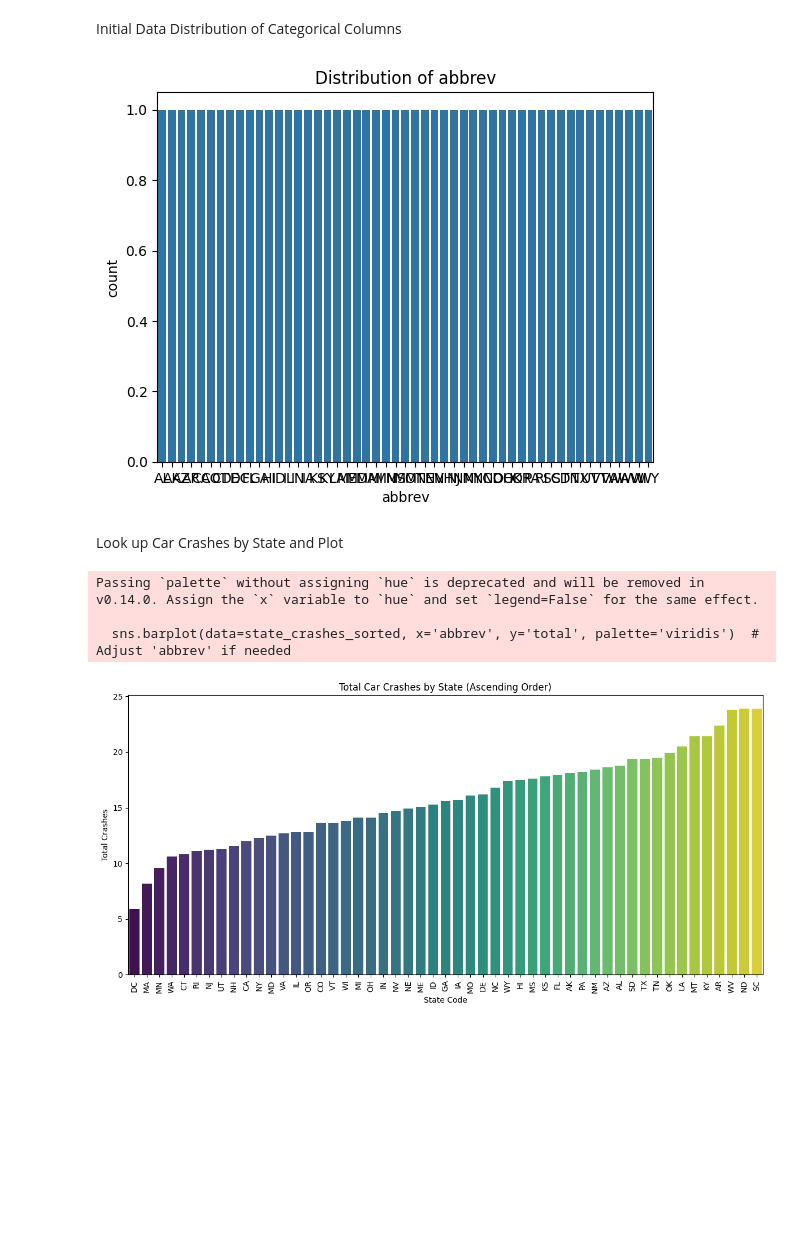
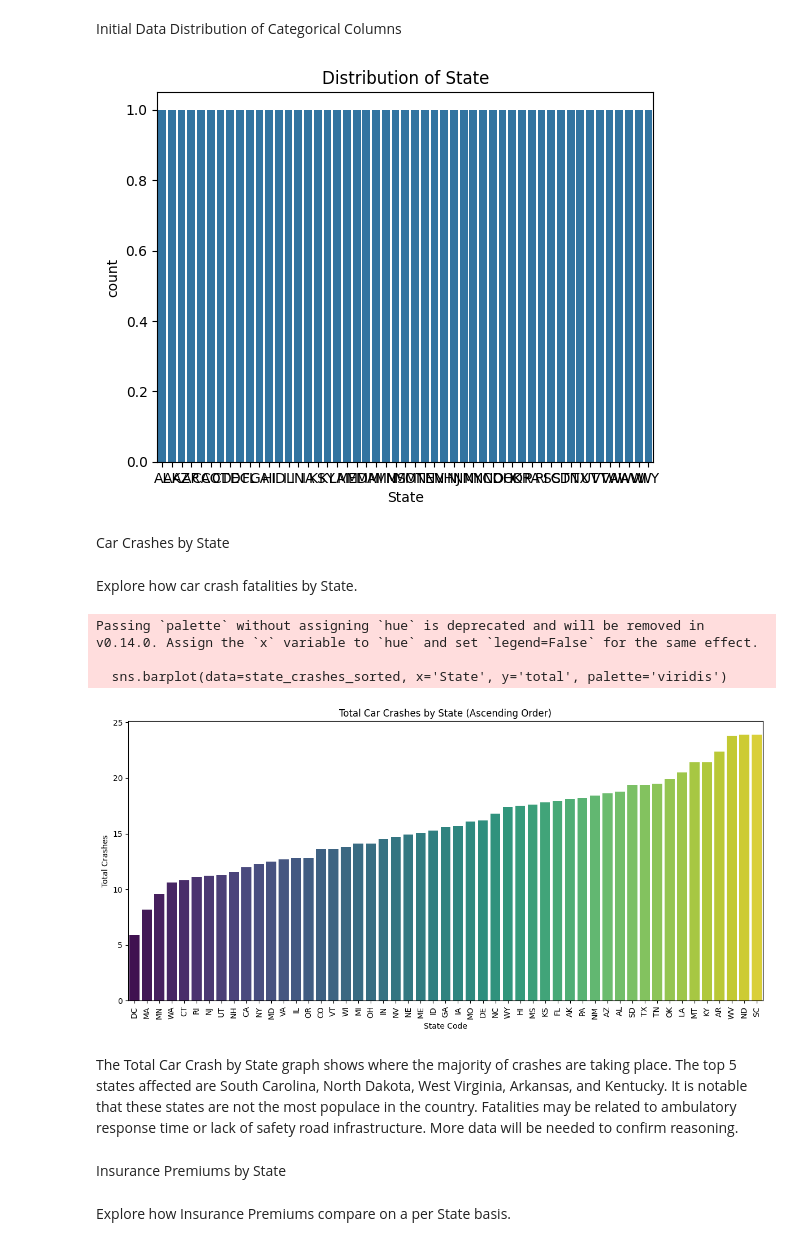
Before and after one commit to edgarsuarez9/datafun-06-eda, a Jupyter notebook: suarez_eda.ipynb, the cells around one changed output. Drawn from its saved outputs; the diff is of its cells as text; code cells hidden in the pictures; blank space fills up the shorter version.

Commit message:
Finalize Data Exploration and Update Readme

```diff
--- a/suarez_eda.ipynb
+++ b/suarez_eda.ipynb
@@ -33,3 +42,6 @@ print(df.head())
+# %%
+# Change the 'abbrev' column to 'State'
+df.rename(columns={'abbrev': 'State'}, inplace=True)
 # %% [markdown]
 Initial Data Inspection
 # %%
@@ -82,42 +95,45 @@ max    1301.520000  194.780000
 # %% [markdown]
 Initial Data Distribution of Categorical Columns
 # %%
-# Inspect value counts by categorical column
-df['total'].value_counts()
-
 # Inspect value counts for all categorical columns
 for col in df.select_dtypes(include=['object', 'category']).columns:
-    # Display count plot
+
     sns.countplot(x=col, data=df)
     plt.title(f'Distribution of {col}')
     plt.show()
 
-# Show all plots
 plt.show()
 # %% [output]
-[figure, old version]
+[figure, new version]
 # %% [markdown]
-Look up Car Crashes by State and Plot
+Car Crashes by State
+# %% [markdown]
+Explore how car crash fatalities by State.
 # %%
-# Group by the correct state-related column (e.g., 'abbrev' or whatever it is)
-state_crashes = df.groupby('abbrev')['total'].sum().reset_index()  # Adjust 'abbrev' if needed
+# Group by the correct state-related column (now 'State')
+state_crashes = df.groupby('State')['total'].sum().reset_index()
 
 # Sort the results in ascending order
 state_crashes_sorted = state_crashes.sort_values(by='total')
 
-# Plotting
 plt.figure(figsize=(12, 6))
-sns.barplot(data=state_crashes_sorted, x='abbrev', y='total', palette='viridis')  # Adjust 'abbrev' if needed
+sns.barplot(data=state_crashes_sorted, x='State', y='total', palette='viridis')
 plt.title('Total Car Crashes by State (Ascending Order)')
 plt.xlabel('State Code')
 plt.ylabel('Total Crashes')
-plt.xticks(rotation=90)  # Rotate x labels for better readability
-plt.tight_layout()  # Adjust layout to fit labels
+plt.xticks(rotation=90)
+plt.tight_layout()
 plt.show()
 # %% [output]
 Passing `palette` without assigning `hue` is deprecated and will be removed in v0.14.0. Assign the `x` variable to `hue` and set `legend=False` for the same effect.
 
-  sns.barplot(data=state_crashes_sorted, x='abbrev', y='total', palette='viridis')  # Adjust 'abbrev' if needed
+  sns.barplot(data=state_crashes_sorted, x='State', y='total', palette='viridis')
 [figure]
+# %% [markdown]
+The Total Car Crash by State graph shows where the majority of crashes are taking place. The top 5 states affected are South Carolina, North Dakota, West Virginia, Arkansas, and Kentucky. It is notable that these states are not the most populace in the country. Fatalities may be related to ambulatory response time or lack of safety road infrastructure. More data will be needed to confirm reasoning.
+# %% [markdown]
+Insurance Premiums by State
+# %% [markdown]
+Explore how Insurance Premiums compare on a per State basis.
 # %%
 # Group by state abbreviation and calculate the average insurance premium
```
Also changed, not shown: parts of 19 cells of this notebook, 1 other file.
